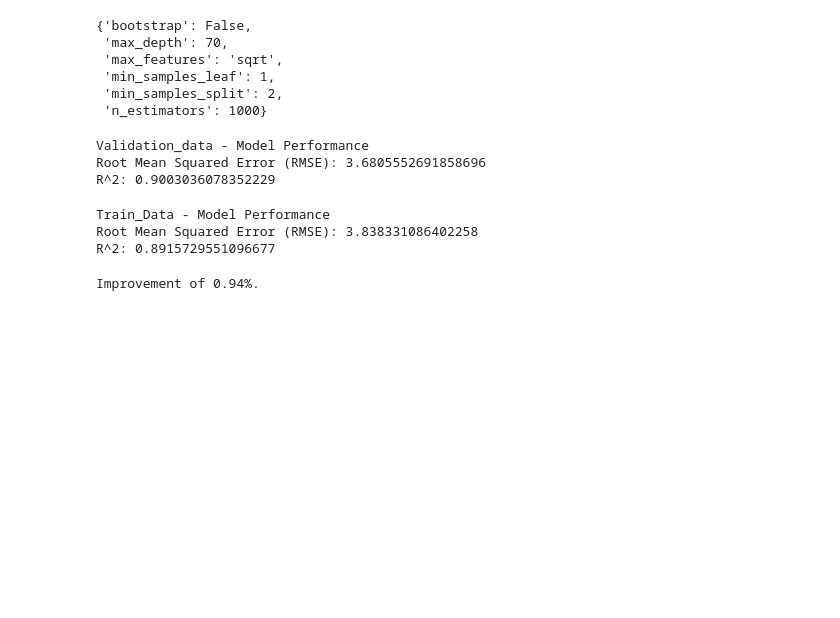
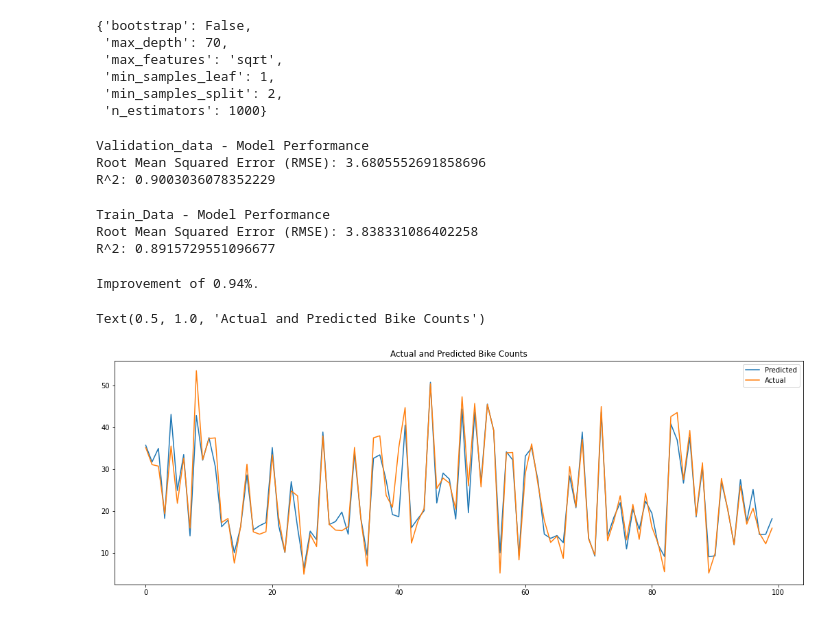
Before and after one commit to NitinYallapurkar/Bike_Sharing_Demand_Prediction, a Jupyter notebook: Bike_Sharing_Demand_Prediction.ipynb, the cells around one changed output. Cells and saved outputs as stored; diff of their text form; code cells hidden in the pictures; blank space fills up the shorter version.

Commit message:
Visualizing 1

```diff
--- a/Bike_Sharing_Demand_Prediction.ipynb
+++ b/Bike_Sharing_Demand_Prediction.ipynb
@@ -969,3 +969,14 @@ R^2: 0.8915729551096677
 print('Improvement of {:0.2f}%.'.format( 100 * (0.8999 - 0.8915) / 0.8915))
 # %% [output]
 Improvement of 0.94%.
+# %%
+# Plotting the actual vs predicted line graph.
+
+plt.figure(figsize=(18,6))
+plt.plot((best_grid.predict(val_inputs))[:100])
+plt.plot((np.array(val_targets)[:100]))
+plt.legend(["Predicted","Actual"])
+plt.title('Actual and Predicted Bike Counts')
+# %% [output]
+Text(0.5, 1.0, 'Actual and Predicted Bike Counts')
+[figure, added]
```
Also changed, not shown: parts of 4 cells of this notebook.
